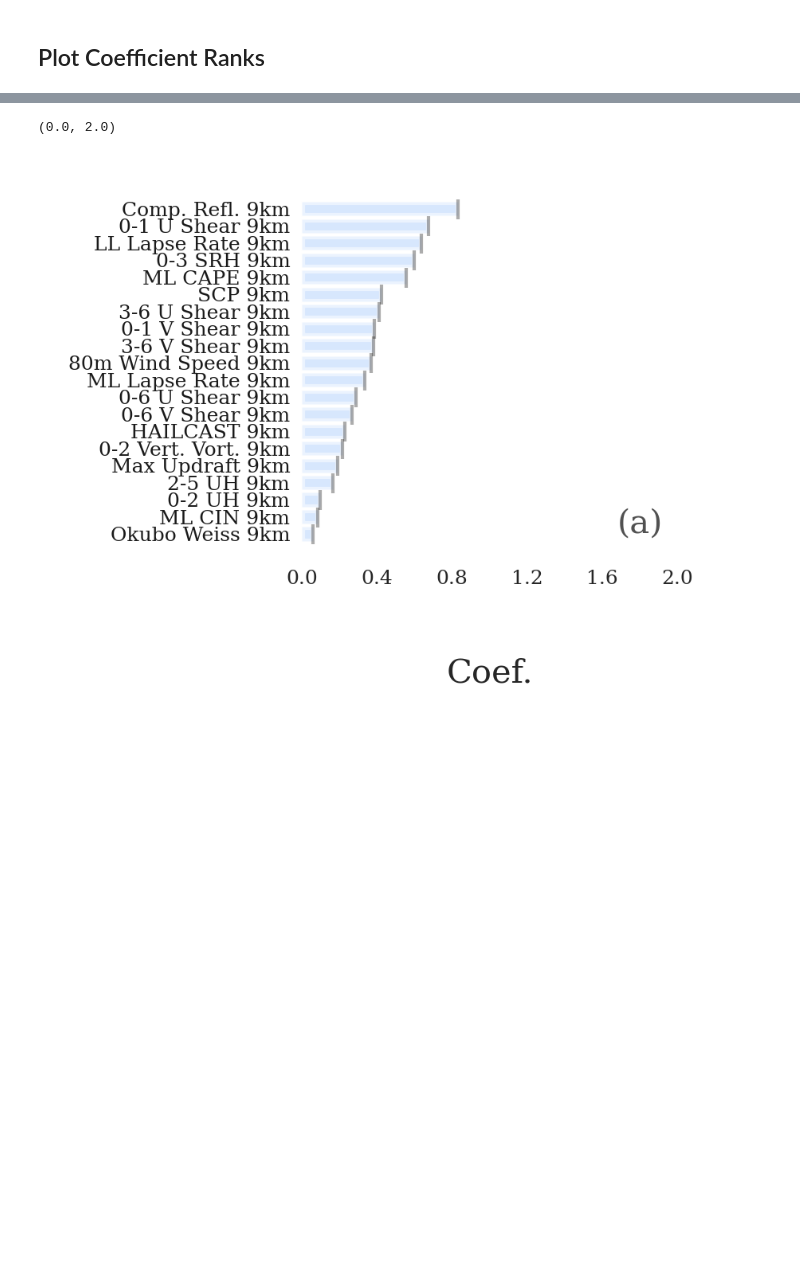
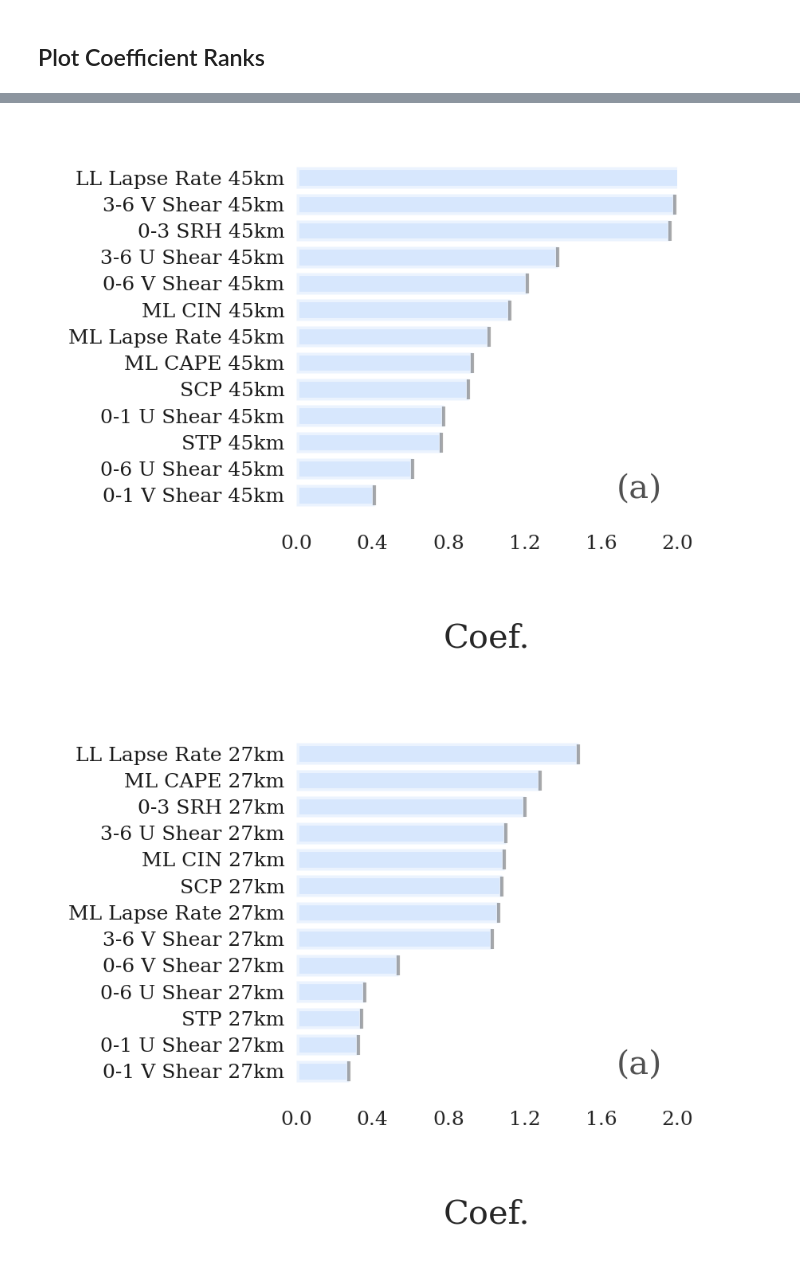
Before and after one commit to NOAA-National-Severe-Storms-Laboratory/frdd-wofs-ml-w2w, a Jupyter notebook: notebooks/Scikit-explain.ipynb, the cells around one changed output, grey strips where cells are left out. Drawn from its saved outputs; the diff is of its cells as text; code cells hidden in the pictures; blank space fills up the shorter version.

```diff
--- a/notebooks/Scikit-explain.ipynb
+++ b/notebooks/Scikit-explain.ipynb
@@ -39,13 +36,14 @@ Intel(R) Extension for Scikit-learn* enabled (https://github.com/intel/scikit-le
 %matplotlib inline
 FRAMEWORK='POTVIN'
 TIMESCALE='2to6'
-target_scale='9'
+target_scale='36'
 train_scale=None
+SigSevere=False
 base_path = f'/work/samuel.varga/data/{TIMESCALE}_hr_severe_wx/{FRAMEWORK}'
 hazard='all'
 X,y,metadata = All_Severe(base_path, mode='train',
                                   target_scale=target_scale,
                                   FRAMEWORK=FRAMEWORK,
                                   TIMESCALE=TIMESCALE, SigSevere=False)
-X, ts_suff = Drop_Unwanted_Variables(X, original=False, training_scale=train_scale if not None else None, intrastormOnly=False, envOnly=False)
+X, ts_suff, var_suff = Drop_Unwanted_Variables(X, original=False, training_scale=train_scale if not None else None, intrastormOnly=False, envOnly=False)
 # %% [output]
@@ -87,10 +86,11 @@ import skexplain
 model_ind=0
 base_path=f'/work/samuel.varga/projects/{TIMESCALE}_hr_severe_wx/{FRAMEWORK}'
 model=joblib.load(join(base_path, f'mlModels/{target_scale}km/Varga_{train_scale+"km" if train_scale is not None else "all"}_logistic_{hazard}_{target_scale}km_control_{model_ind}.joblib'))
+#model=joblib.load(join(base_path, f'mlModels/{target_scale+"km"}/Varga_{ts_suff}_logistic_{hazard}_{target_scale+"km"}_{"SigSev" if SigSevere else "Sev"}_{var_suff}_{model_ind}.joblib'))
 
 # X and y are the training dataset
 explainer = skexplain.ExplainToolkit(X=X,y=y)
-coefs = model['model'].calibrated_classifiers_[0].base_estimator.named_steps['model'].coef_[0]
+coefs = model['model'].calibrated_classifiers_[0].base_estimator.named_steps['model'].coef_[0,:]
 # %%
 Z=group_coefs(X.columns, coefs)
 if '4km' in Z.category.values:
@@ -201,4 +198,5 @@ panels = [('coefs', 'LogisticRegression')]
 fig = explainer.plot_importance(data=coef_rank, panels=panels,
                                 num_vars_to_plot=20,
                                )
+fig[1].set_xlim(0,2.3)
 # %% [output]
@@ -206,26 +205,28 @@ fig = explainer.plot_importance(data=coef_rank, panels=panels,
 # %%
 Z=group_coefs(X.columns, coefs)
 Z=Z.groupby(['variable','neighborhood']).sum().reset_index() #variable, category, neighborhood, statistic
 #Z.sort_values(by='coef', ascending=False)
 if 'variable' in Z.columns:
     Z.variable=list(map(namedic.get, Z.variable))
     names=np.array(Z.variable + ' ' + Z.neighborhood)#'_'+Z.neighborhood)
     names=np.array(Z.neighborhood)
 if 'category' in Z.columns:
     Z.category=list(map(categoryname.get, Z.category))
 
 names=Z[Z.columns[:-1:]].astype(str).agg(' '.join, axis=1)
 coefs_=np.array(Z.coef)
-coef_rank = to_skexplain_importance(coefs_[Z.neighborhood=='9km'],
-                                       estimator_name='LogisticRegression',
-                                       feature_names=names[Z.neighborhood=='9km'],
-                                        method = 'coefs', normalize=False)
+for t_scale in ['45','27','9']:
+    coef_rank = to_skexplain_importance(coefs_[Z.neighborhood==f'{t_scale}km'],
+                                           estimator_name='LogisticRegression',
+                                           feature_names=names[Z.neighborhood==f'{t_scale}km'],
+                                            method = 'coefs', normalize=False)
 
-panels = [('coefs', 'LogisticRegression')]
-fig = explainer.plot_importance(data=coef_rank, panels=panels,
-                                num_vars_to_plot=20,
-                               )
-fig[1].set_xlim(0,2)
+    panels = [('coefs', 'LogisticRegression')]
+    fig = explainer.plot_importance(data=coef_rank, panels=panels,
+                                    num_vars_to_plot=20,
+                                   )
+    fig[1].set_xlim(0,2)
+    plt.show()
 # %% [output]
-(0.0, 2.0)
-[figure, old version]
+[figure, new version]
+[figure, added]
```
Also changed, not shown: parts of 16 cells of this notebook, 4 other files.
